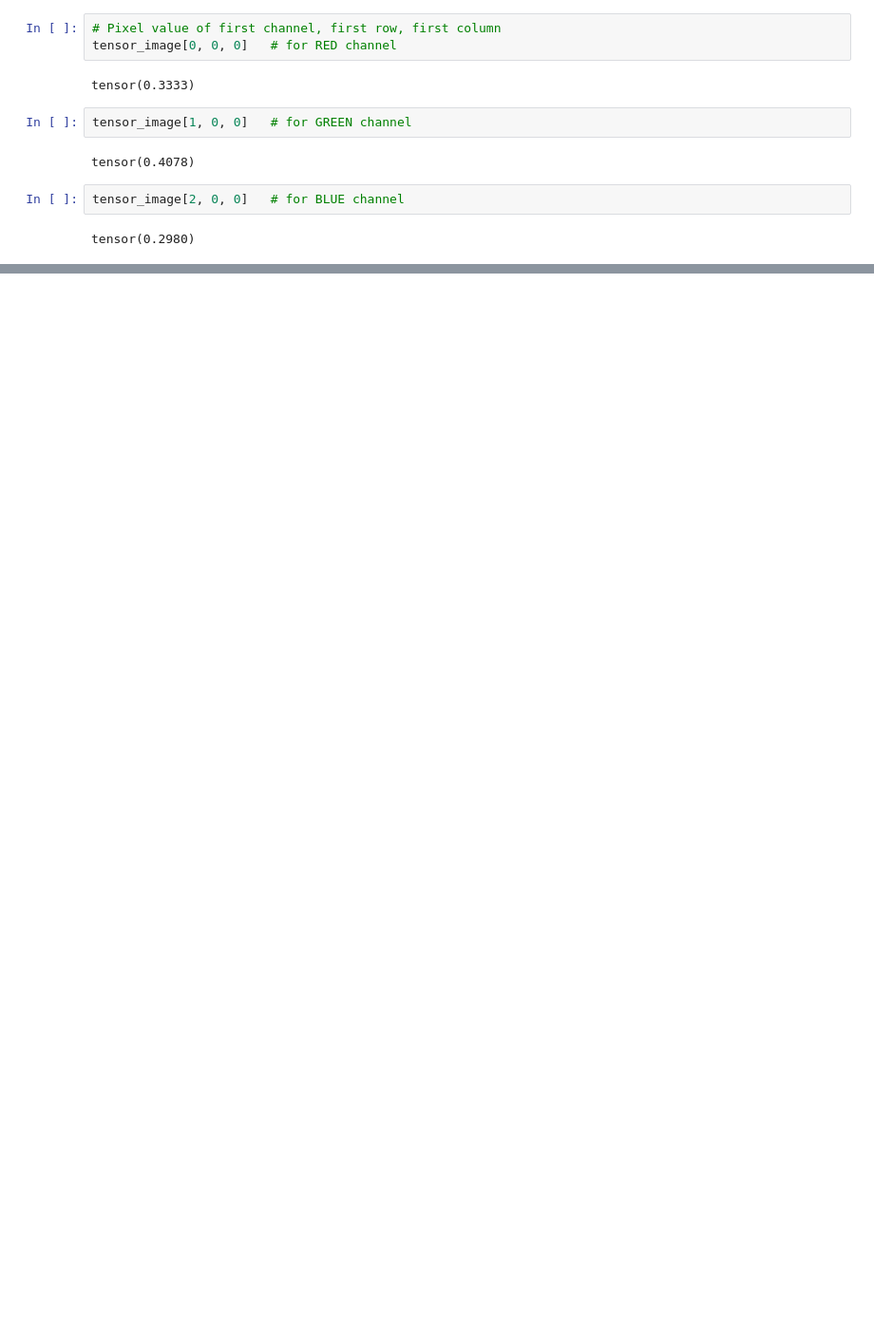
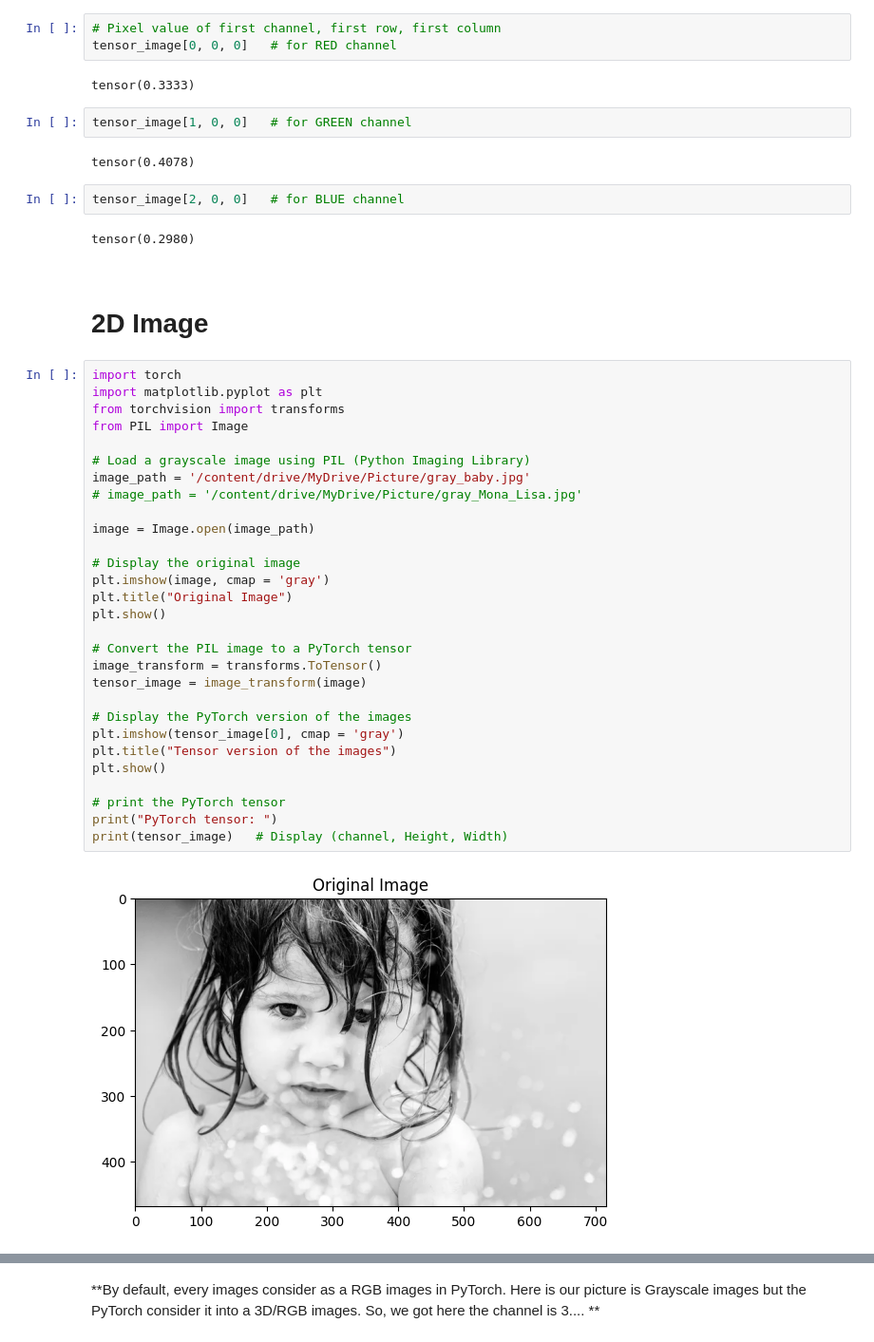
Before and after one commit to M-FoysalAhmed/PyTorch_Deep_Learning, a Jupyter notebook: PyTorch_deep_learning.ipynb, the cells around one changed output, grey strips where cells are left out. Shown at 95% size. Saved outputs shown, nothing was run; the diff lists cells and outputs as text; blank space fills up the shorter version.

```diff
--- a/PyTorch_deep_learning.ipynb
+++ b/PyTorch_deep_learning.ipynb
@@ -197,3 +197,38 @@ tensor(0.4078)
 tensor_image[2, 0, 0]   # for BLUE channel
 # %% [output]
 tensor(0.2980)
+# %% [markdown]
+<!-- break -->
+# %% [markdown]
+# 2D Image
+# %%
+import torch
+import matplotlib.pyplot as plt
+from torchvision import transforms
+from PIL import Image
+
+# Load a grayscale image using PIL (Python Imaging Library)
+image_path = '/content/drive/MyDrive/Picture/gray_baby.jpg'
+# image_path = '/content/drive/MyDrive/Picture/gray_Mona_Lisa.jpg'
+
+image = Image.open(image_path)
+
+# Display the original image
+plt.imshow(image, cmap = 'gray')
+plt.title("Original Image")
+plt.show()
+
+# Convert the PIL image to a PyTorch tensor
+image_transform = transforms.ToTensor()
+tensor_image = image_transform(image)
+
+# Display the PyTorch version of the images
+plt.imshow(tensor_image[0], cmap = 'gray')
+plt.title("Tensor version of the images")
+plt.show()
+
+# print the PyTorch tensor
+print("PyTorch tensor: ")
+print(tensor_image)   # Display (channel, Height, Width)
+# %% [output]
+[figure, added]
@@ -199,0 +253,2 @@ tensor(0.2980)
+# %% [markdown]
+**By default, every images consider as a RGB images in PyTorch. Here is our picture is Grayscale images but the PyTorch consider it into a 3D/RGB images. So, we got here the channel is 3.... **
```
Also changed, not shown: parts of 6 cells of this notebook.
